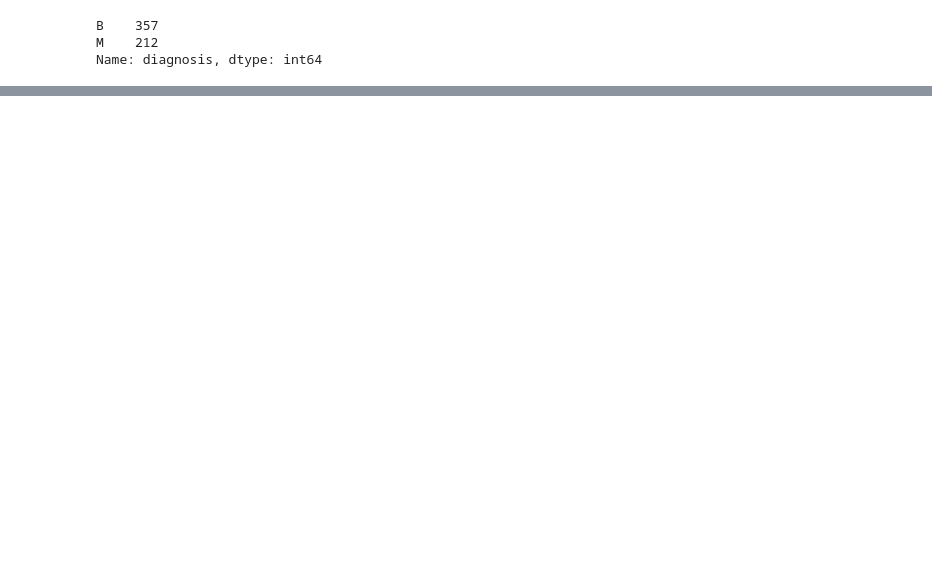
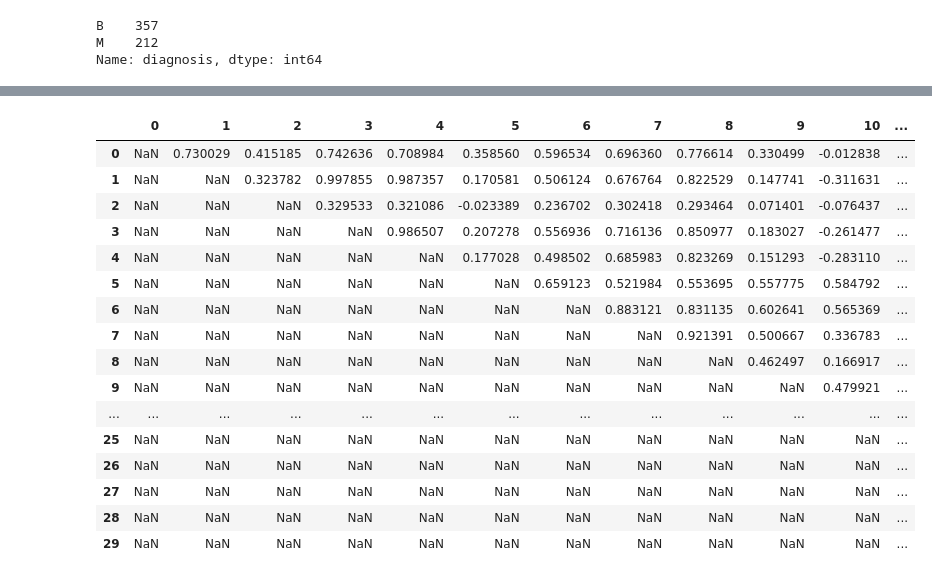
Before and after one commit to mohmaed7777/Breast-cancer-repo, a Jupyter notebook: Breast_cancer.ipynb, the cells around one changed output, grey strips where cells are left out. Saved outputs shown, nothing was run; the diff lists cells and outputs as text; code cells hidden in the pictures; blank space fills up the shorter version.

```diff
--- a/Breast_cancer.ipynb
+++ b/Breast_cancer.ipynb
@@ -305,0 +329,23 @@ corr_values
+# %%
+# Make the unused values as NaNs:
+corr_array = np.array(corr_values)
+corr_array[np.tril_indices_from(corr_values)]=np.nan
+pd.DataFrame(corr_array)
+# %% [output]
+|  | 0 | 1 | 2 | 3 | 4 | 5 | 6 | 7 | 8 | 9 | 10 | ... |
+| 0 | NaN | 0.730029 | 0.415185 | 0.742636 | 0.708984 | 0.358560 | 0.596534 | 0.696360 | 0.776614 | 0.330499 | -0.012838 | ... |
+| 1 | NaN | NaN | 0.323782 | 0.997855 | 0.987357 | 0.170581 | 0.506124 | 0.676764 | 0.822529 | 0.147741 | -0.311631 | ... |
+| 2 | NaN | NaN | NaN | 0.329533 | 0.321086 | -0.023389 | 0.236702 | 0.302418 | 0.293464 | 0.071401 | -0.076437 | ... |
+| 3 | NaN | NaN | NaN | NaN | 0.986507 | 0.207278 | 0.556936 | 0.716136 | 0.850977 | 0.183027 | -0.261477 | ... |
+| 4 | NaN | NaN | NaN | NaN | NaN | 0.177028 | 0.498502 | 0.685983 | 0.823269 | 0.151293 | -0.283110 | ... |
+| 5 | NaN | NaN | NaN | NaN | NaN | NaN | 0.659123 | 0.521984 | 0.553695 | 0.557775 | 0.584792 | ... |
+| 6 | NaN | NaN | NaN | NaN | NaN | NaN | NaN | 0.883121 | 0.831135 | 0.602641 | 0.565369 | ... |
+| 7 | NaN | NaN | NaN | NaN | NaN | NaN | NaN | NaN | 0.921391 | 0.500667 | 0.336783 | ... |
+| 8 | NaN | NaN | NaN | NaN | NaN | NaN | NaN | NaN | NaN | 0.462497 | 0.166917 | ... |
+| 9 | NaN | NaN | NaN | NaN | NaN | NaN | NaN | NaN | NaN | NaN | 0.479921 | ... |
+| ... | ... | ... | ... | ... | ... | ... | ... | ... | ... | ... | ... | ... |
+| 25 | NaN | NaN | NaN | NaN | NaN | NaN | NaN | NaN | NaN | NaN | NaN | ... |
+| 26 | NaN | NaN | NaN | NaN | NaN | NaN | NaN | NaN | NaN | NaN | NaN | ... |
+| 27 | NaN | NaN | NaN | NaN | NaN | NaN | NaN | NaN | NaN | NaN | NaN | ... |
+| 28 | NaN | NaN | NaN | NaN | NaN | NaN | NaN | NaN | NaN | NaN | NaN | ... |
+| 29 | NaN | NaN | NaN | NaN | NaN | NaN | NaN | NaN | NaN | NaN | NaN | ... |
```
Also changed, not shown: parts of 10 cells of this notebook.
